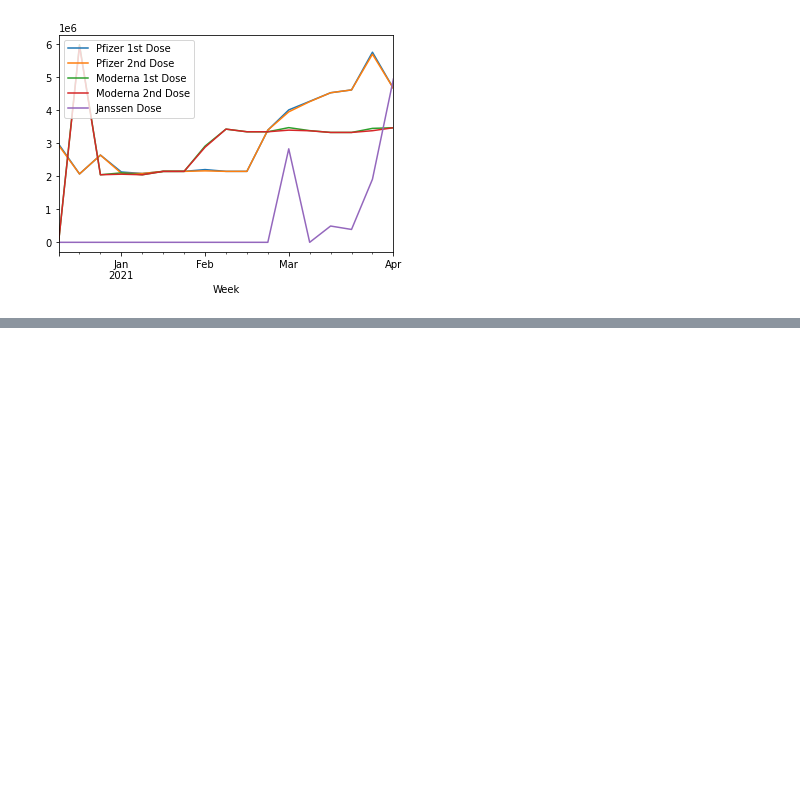
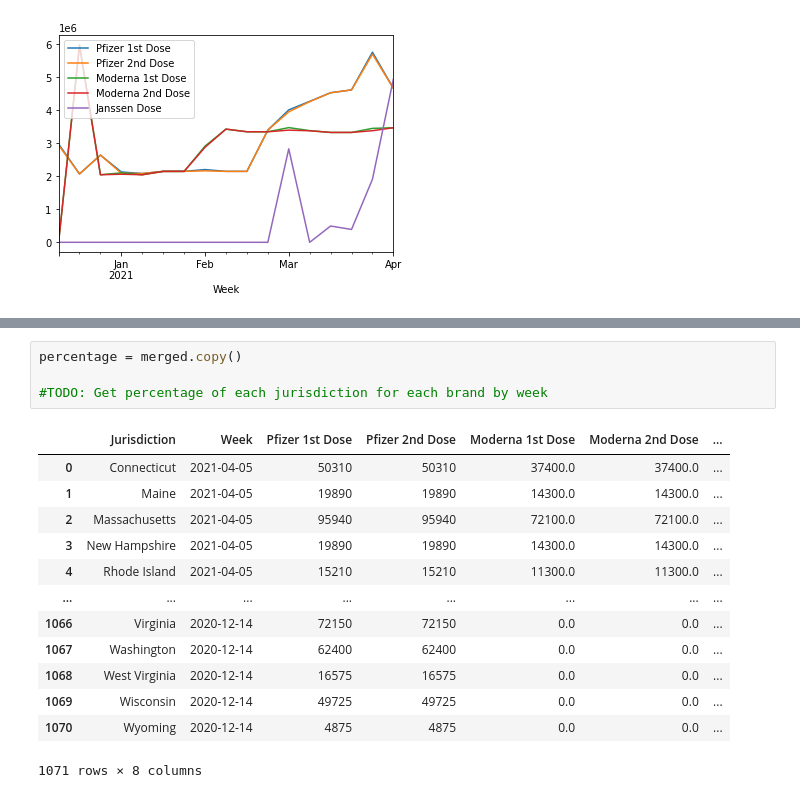
Before and after one commit to Pacifistic/CS418-Final-Project, a Jupyter notebook: Covid-19 Vaccine Distribution.ipynb, the cells around one changed output, grey strips where cells are left out. Drawn from its saved outputs; the diff is of its cells as text; blank space fills up the shorter version.

```diff
--- a/Covid-19 Vaccine Distribution.ipynb
+++ b/Covid-19 Vaccine Distribution.ipynb
@@ -105,0 +139,18 @@ merged.groupby('Week').sum().plot();
+# %%
+percentage = merged.copy()
+
+#TODO: Get percentage of each jurisdiction for each brand by week
+# %% [output]
+|  | Jurisdiction | Week | Pfizer 1st Dose | Pfizer 2nd Dose | Moderna 1st Dose | Moderna 2nd Dose | ... |
+| 0 | Connecticut | 2021-04-05 | 50310 | 50310 | 37400.0 | 37400.0 | ... |
+| 1 | Maine | 2021-04-05 | 19890 | 19890 | 14300.0 | 14300.0 | ... |
+| 2 | Massachusetts | 2021-04-05 | 95940 | 95940 | 72100.0 | 72100.0 | ... |
+| 3 | New Hampshire | 2021-04-05 | 19890 | 19890 | 14300.0 | 14300.0 | ... |
+| 4 | Rhode Island | 2021-04-05 | 15210 | 15210 | 11300.0 | 11300.0 | ... |
+| ... | ... | ... | ... | ... | ... | ... | ... |
+| 1066 | Virginia | 2020-12-14 | 72150 | 72150 | 0.0 | 0.0 | ... |
+| 1067 | Washington | 2020-12-14 | 62400 | 62400 | 0.0 | 0.0 | ... |
+| 1068 | West Virginia | 2020-12-14 | 16575 | 16575 | 0.0 | 0.0 | ... |
+| 1069 | Wisconsin | 2020-12-14 | 49725 | 49725 | 0.0 | 0.0 | ... |
+| 1070 | Wyoming | 2020-12-14 | 4875 | 4875 | 0.0 | 0.0 | ... |
+1071 rows × 8 columns
```
Also changed, not shown: parts of 4 cells of this notebook.
